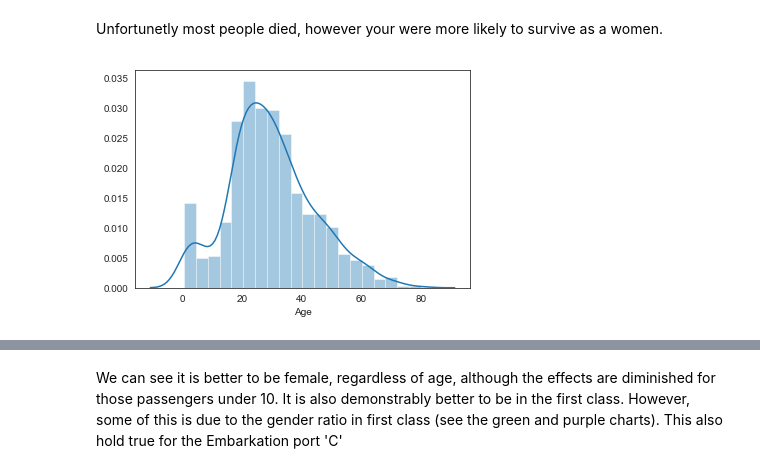
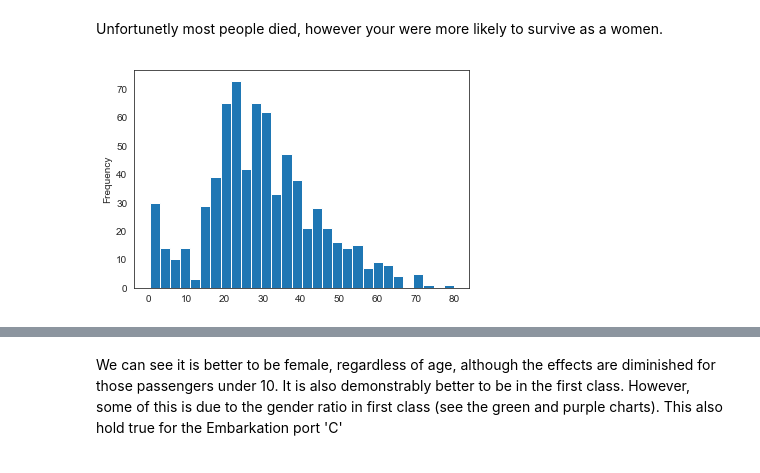
Before and after one commit to kailukowiak/data622_hw2, a Jupyter notebook: eda.ipynb, the cells around one changed output, grey strips where cells are left out. Cells and saved outputs as stored; diff of their text form; code cells hidden in the pictures.

```diff
--- a/eda.ipynb
+++ b/eda.ipynb
@@ -79,8 +87,8 @@ sns.countplot('Survived',data=train, hue='Sex', ax=ax[1]);
 [figure]
 # %% [markdown]
 Unfortunetly most people died, however your were more likely to survive as a women.
-# %%
-sns.distplot(train['Age'].dropna());
-# %% [output]
-[figure, removed]
+# %%
+train.Age.dropna().plot.hist(bins=30);
+# %% [output]
+[figure, added]
 # %%
```
Also changed, not shown: parts of 18 cells of this notebook, 8 other files.
